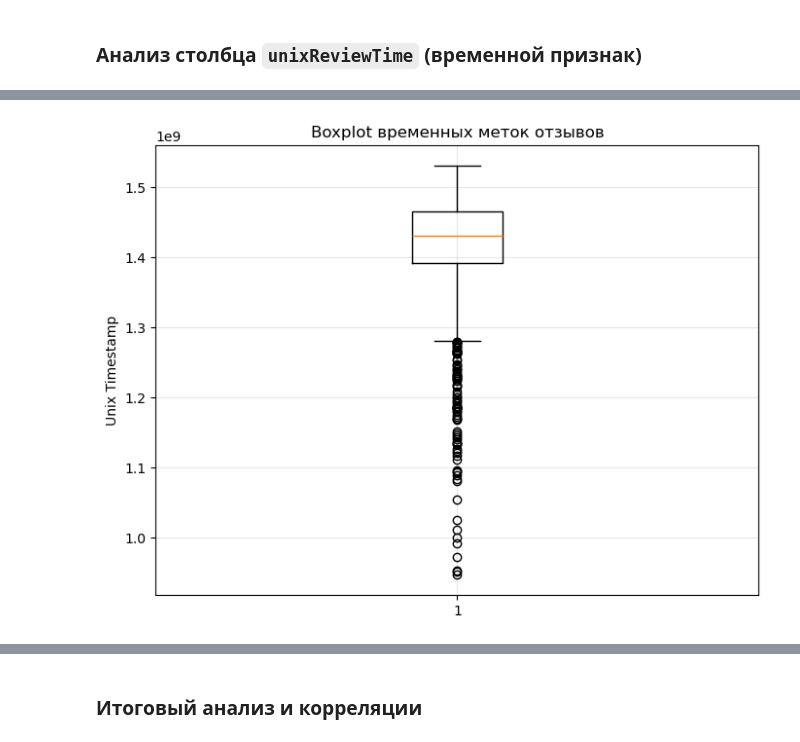
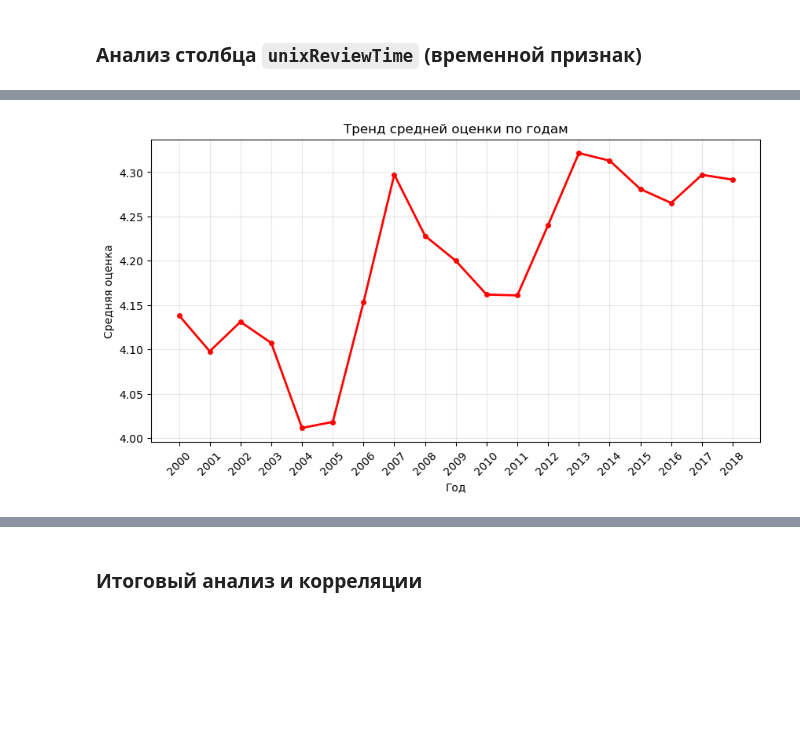
Before and after one commit to lizard222/SOBD_Lab1, a Jupyter notebook: Lab1.2.ipynb, the cells around one changed output, grey strips where cells are left out. Cells and saved outputs as stored; diff of their text form; code cells hidden in the pictures; blank space fills up the shorter version.

```diff
--- a/Lab1.2.ipynb
+++ b/Lab1.2.ipynb
@@ -37,7 +39,7 @@ def create_spark_configuration() -> SparkConf:
     conf.setMaster("local[*]")
     conf.set("spark.sql.adaptive.enabled", "true")
     conf.set("spark.executor.memory", "12g")
-    conf.set("spark.executor.cores", "8")
+    conf.set("spark.executor.cores", "6")
     conf.set("spark.executor.instances", "1")
     conf.set("spark.driver.memory", "7g")
     conf.set("spark.driver.cores", "1")
@@ -1190,8 +1225,6 @@ NULL значений: 0
 # %% [markdown]
 ### Анализ столбца `unixReviewTime` (временной признак)
 # %%
-from pyspark.sql.functions import min, max
-
 print("=== АНАЛИЗ СТОЛБЦА UNIXREVIEWTIME ====")
 print("unixReviewTime - временная метка отзыва (временной признак)")
 
@@ -1202,7 +1235,11 @@ print(f"NULL значений в unixReviewTime: {unix_null_count}")
 
 # 2. Базовая статистика
 print("\n2. БАЗОВАЯ СТАТИСТИКА:")
-df_final.select("unixReviewTime").describe().show()
+stats_collected = df_final.select("unixReviewTime").describe().collect()
+print("Метрика | Значение")
+print("-" * 20)
+for row in stats_collected:
+    print(f"{row['summary']} | {row['unixReviewTime']}")
 
 # 3. Преобразование в читаемую дату и анализ распределения
 print("\n3. ПРЕОБРАЗОВАНИЕ В ДАТУ И АНАЛИЗ РАСПРЕДЕЛЕНИЯ:")
@@ -1213,46 +1250,58 @@ df_with_dates = df_final.withColumn("review_date", from_unixtime("unixReviewTime
 
 # Анализ по годам
 print("Распределение отзывов по годам:")
-yearly_distribution = df_with_dates.groupBy("review_year").count().orderBy("review_year")
-yearly_distribution.show()
+yearly_distribution_collected = df_with_dates.groupBy("review_year").count().orderBy("review_year").collect()
+
+print("Год | Количество отзывов")
+print("-" * 30)
+for row in yearly_distribution_collected:
+    print(f"{int(row['review_year'])} | {row['count']}")
 
 # 4. Визуализация распределения по годам
 print("\n4. ВИЗУАЛИЗАЦИЯ РАСПРЕДЕЛЕНИЯ ПО ГОДАМ:")
-yearly_pd = yearly_distribution.toPandas()
+years = [int(row['review_year']) for row in yearly_distribution_collected]
+counts = [row['count'] for row in yearly_distribution_collected]
 
 plt.figure(figsize=(12, 6))
 plt.subplot(1, 2, 1)
-plt.bar(yearly_pd["review_year"], yearly_pd["count"], color='lightgreen', edgecolor='black')
+plt.bar(years, counts, color='lightgreen', edgecolor='black')
 plt.xlabel("Год")
 plt.ylabel("Количество отзывов")
 plt.title("Распределение отзывов по годам")
-plt.xticks(rotation=45)
+plt.xticks(years, rotation=45)
 plt.grid(True, alpha=0.3)
 
 plt.subplot(1, 2, 2)
-plt.plot(yearly_pd["review_year"], yearly_pd["count"], marker='o', linewidth=2, markersize=4)
+plt.plot(years, counts, marker='o', linewidth=2, markersize=4)
 plt.xlabel("Год")
 plt.ylabel("Количество отзывов")
 plt.title("Тренд количества отзывов")
-plt.xticks(rotation=45)
+plt.xticks(years, rotation=45)
 plt.grid(True, alpha=0.3)
 plt.tight_layout()
 plt.show()
 
 # 5. Анализ по месяцам (сезонность)
 print("\n5. АНАЛИЗ СЕЗОННОСТИ ПО МЕСЯЦАМ:")
-monthly_distribution = df_with_dates.groupBy("review_month").count().orderBy("review_month")
+monthly_distribution_collected = df_with_dates.groupBy("review_month").count().orderBy("review_month").collect()
+
 print("Распределение по месяцам:")
-monthly_distribution.show()
+print("Месяц | Количество отзывов")
+print("-" * 30)
+month_names = ['Янв', 'Фев', 'Мар', 'Апр', 'Май', 'Июн', 'Июл', 'Авг', 'Сен', 'Окт', 'Ноя', 'Дек']
+for row in monthly_distribution_collected:
+    month_name = month_names[int(row['review_month']) - 1]
+    print(f"{month_name} ({int(row['review_month'])}) | {row['count']}")
 
 # Визуализация сезонности
-monthly_pd = monthly_distribution.toPandas()
+months = [month_names[int(row['review_month']) - 1] for row in monthly_distribution_collected]
+month_counts = [row['count'] for row in monthly_distribution_collected]
+
 plt.figure(figsize=(10, 5))
-plt.bar(monthly_pd["review_month"], monthly_pd["count"], color='orange', edgecolor='black')
+plt.bar(months, month_counts, color='orange', edgecolor='black')
 plt.xlabel("Месяц")
 plt.ylabel("Количество отзывов")
 plt.title("Сезонность отзывов по месяцам")
-plt.xticks(range(1, 13))
 plt.grid(True, alpha=0.3)
 plt.show()
 
@@ -1274,36 +1323,29 @@ future_reviews = df_final.filter(col("unixReviewTime") > 1577836800)   # пос
 print(f"Отзывов до 2000 года: {outdated_reviews.count()}")
 print(f"Отзывов после 2020 года: {future_reviews.count()}")
 
-# 7. Boxplot временных меток для визуализации выбросов
-print("\n7. BOXPLOT ВРЕМЕННЫХ МЕТОК:")
-timestamp_sample = df_final.select("unixReviewTime").sample(0.1).limit(1000).toPandas()
-
-plt.figure(figsize=(8, 6))
-plt.boxplot(timestamp_sample["unixReviewTime"])
-plt.ylabel("Unix Timestamp")
-plt.title("Boxplot временных меток отзывов")
-plt.grid(True, alpha=0.3)
-plt.show()
-
-# 8. Анализ средней оценки по годам
-print("\n8. СРЕДНЯЯ ОЦЕНКА ПО ГОДАМ:")
-yearly_ratings = df_with_dates.groupBy("review_year").agg(
+# 7. Анализ средней оценки по годам
+print("\n7. СРЕДНЯЯ ОЦЕНКА ПО ГОДАМ:")
+yearly_ratings_collected = df_with_dates.groupBy("review_year").agg(
     mean("overall").alias("avg_rating"),
-    count("*").alias("review_count")
-).orderBy("review_year")
+    sum(lit(1)).alias("review_count")  # Используем sum(lit(1)) вместо count
+).orderBy("review_year").collect()
 
 print("Средняя оценка по годам:")
-yearly_ratings.show()
+print("Год | Средняя оценка | Количество отзывов")
+print("-" * 45)
+for row in yearly_ratings_collected:
+    print(f"{int(row['review_year'])} | {row['avg_rating']:.3f} | {row['review_count']}")
 
 # Визуализация тренда оценок
-yearly_ratings_pd = yearly_ratings.toPandas()
+years_rating = [int(row['review_year']) for row in yearly_ratings_collected]
+avg_ratings = [float(row['avg_rating']) for row in yearly_ratings_collected]
+
 plt.figure(figsize=(10, 5))
-plt.plot(yearly_ratings_pd["review_year"], yearly_ratings_pd["avg_rating"],
-         marker='o', linewidth=2, markersize=4, color='red')
+plt.plot(years_rating, avg_ratings, marker='o', linewidth=2, markersize=4, color='red')
 plt.xlabel("Год")
 plt.ylabel("Средняя оценка")
 plt.title("Тренд средней оценки по годам")
-plt.xticks(rotation=45)
+plt.xticks(years_rating, rotation=45)
 plt.grid(True, alpha=0.3)
 plt.show()
 # %% [output]
@@ -1354 +1404 @@ NULL значений в unixReviewTime: 0
-[figure, old version]
+[figure, new version]
```
Also changed, not shown: parts of 72 cells of this notebook, 1 other file.
